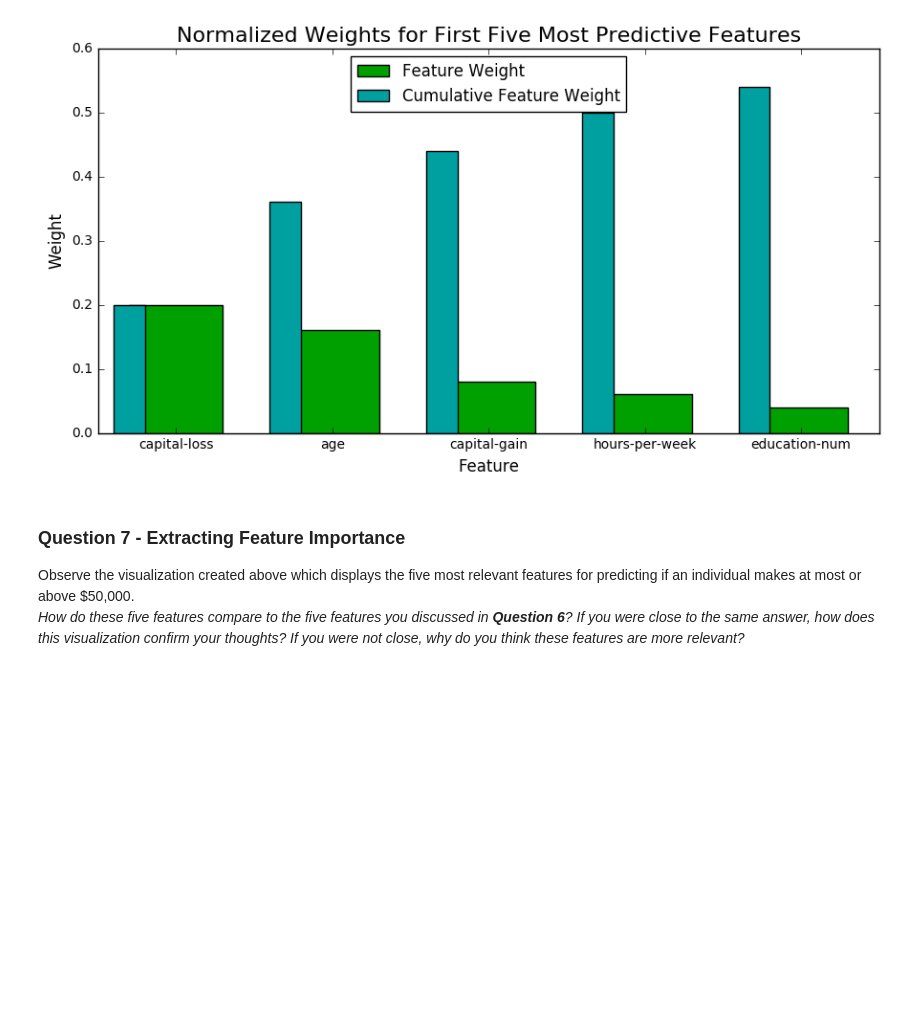
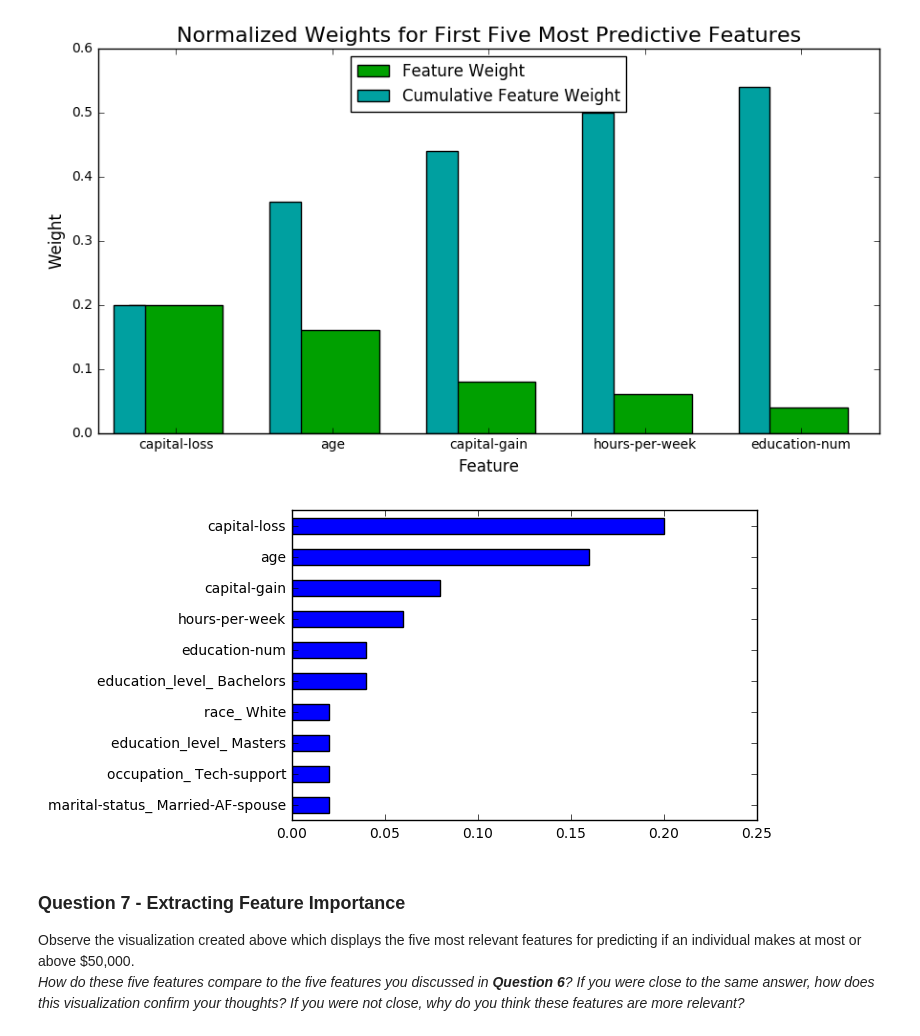
Before and after one commit to WentaoX/machine-learning, a Jupyter notebook: projects/finding_donors/finding_donors.ipynb, the cells around one changed output. Drawn from its saved outputs; the diff is of its cells as text; code cells hidden in the pictures; blank space fills up the shorter version.

```diff
--- a/projects/finding_donors/finding_donors.ipynb
+++ b/projects/finding_donors/finding_donors.ipynb
@@ -483,6 +549,13 @@ importances = model.feature_importances_
 vs.feature_plot(importances, X_train, y_train)
 # %% [output]
 [figure]
+# %%
+# look at top "n" feature importances
+n = 10
+fi = model.feature_importances_
+pd.Series(fi, index=X_train.columns).sort_values()[-n:].plot(kind='barh');
+# %% [output]
+[figure, added]
 # %% [markdown]
 ### Question 7 - Extracting Feature Importance
 
```
Also changed, not shown: parts of 8 cells of this notebook.
